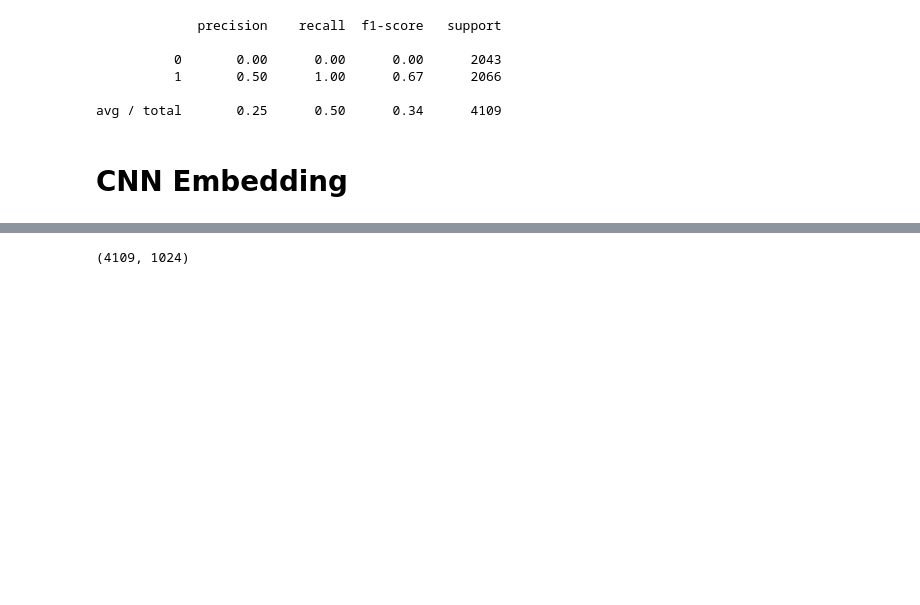
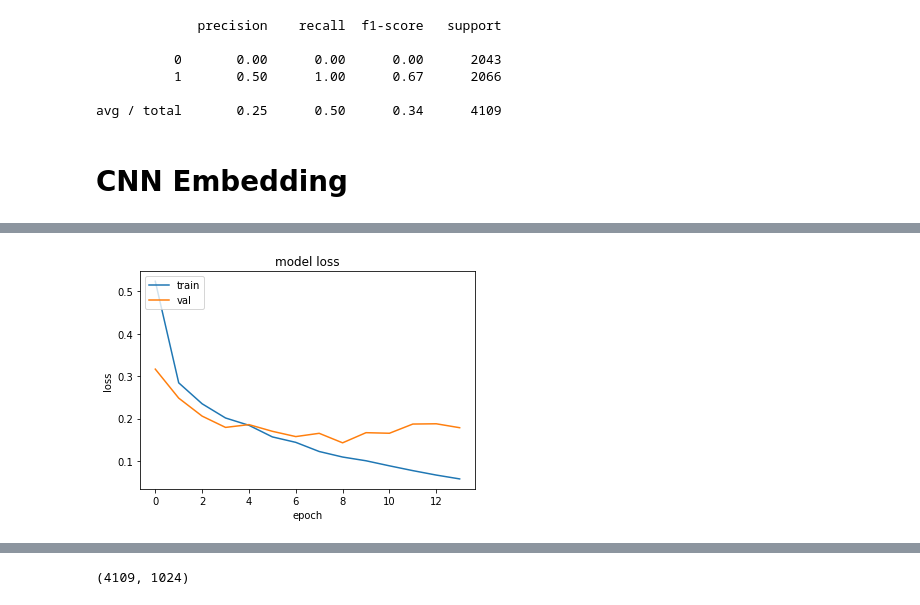
Before and after one commit to hgdangkhoi/Gender-Classification, a Jupyter notebook: Gender Classification.ipynb, the cells around one changed output, grey strips where cells are left out. Saved outputs shown, nothing was run; the diff lists cells and outputs as text; code cells hidden in the pictures; blank space fills up the shorter version.

```diff
--- a/Gender Classification.ipynb
+++ b/Gender Classification.ipynb
@@ -636,19 +640,19 @@ model.add(Conv2D(96, kernel_size=(3, 3), strides=(1, 1), padding='valid',
                  activation='relu',
                  input_shape=input_shape))
 model.add(MaxPooling2D(pool_size=(2, 2), strides=None, padding='valid'))
-model.add(Dropout(0.25))
+model.add(Dropout(0.45))
 
 model.add(Conv2D(128, kernel_size=(3, 3), strides=(1, 1), padding='valid',
                  activation='relu',
                  input_shape=input_shape))
 model.add(MaxPooling2D(pool_size=(2, 1), strides=None, padding='valid'))
-model.add(Dropout(0.25))
+model.add(Dropout(0.45))
 
 model.add(Flatten())
 model.add(Dense(512, activation='relu'))
-model.add(Dropout(0.35))
+model.add(Dropout(0.5))
 model.add(Dense(1024, activation='relu', name='embedding_features'))
-model.add(Dropout(0.35))
+model.add(Dropout(0.5))
 model.add(Dense(y_train_tf.shape[1], activation='softmax'))
 
 monitor = EarlyStopping(monitor='val_loss', min_delta=1e-3, patience=5, verbose=1, mode='auto')
@@ -676,7 +680,7 @@ _________________________________________________________________
 # %%
 start = time.time()
 
-model.fit(x_train,y_train_tf, validation_split=0.2, callbacks=[monitor,checkpointer],verbose=1,epochs=50, batch_size=64, shuffle=True)
+history = model.fit(x_train,y_train_tf, validation_split=0.2, callbacks=[monitor,checkpointer],verbose=1,epochs=50, batch_size=64, shuffle=True)
 
 end = time.time()
 cnn_time = end-start
@@ -702,3 +706,14 @@ Total training time is 5.00 minute
+# %%
+# plot summarize history for loss
+plt.plot(history.history['loss'])
+plt.plot(history.history['val_loss'])
+plt.title('model loss')
+plt.ylabel('loss')
+plt.xlabel('epoch')
+plt.legend(['train', 'val'], loc='upper left')
+plt.show()
+# %% [output]
+[figure, added]
 # %%
 model = load_model('save/cnn_embedding.hdf5')
 feature_model = Model(inputs=model.input, outputs=model.get_layer('embedding_features').output)
```
Also changed, not shown: parts of 31 cells of this notebook.
